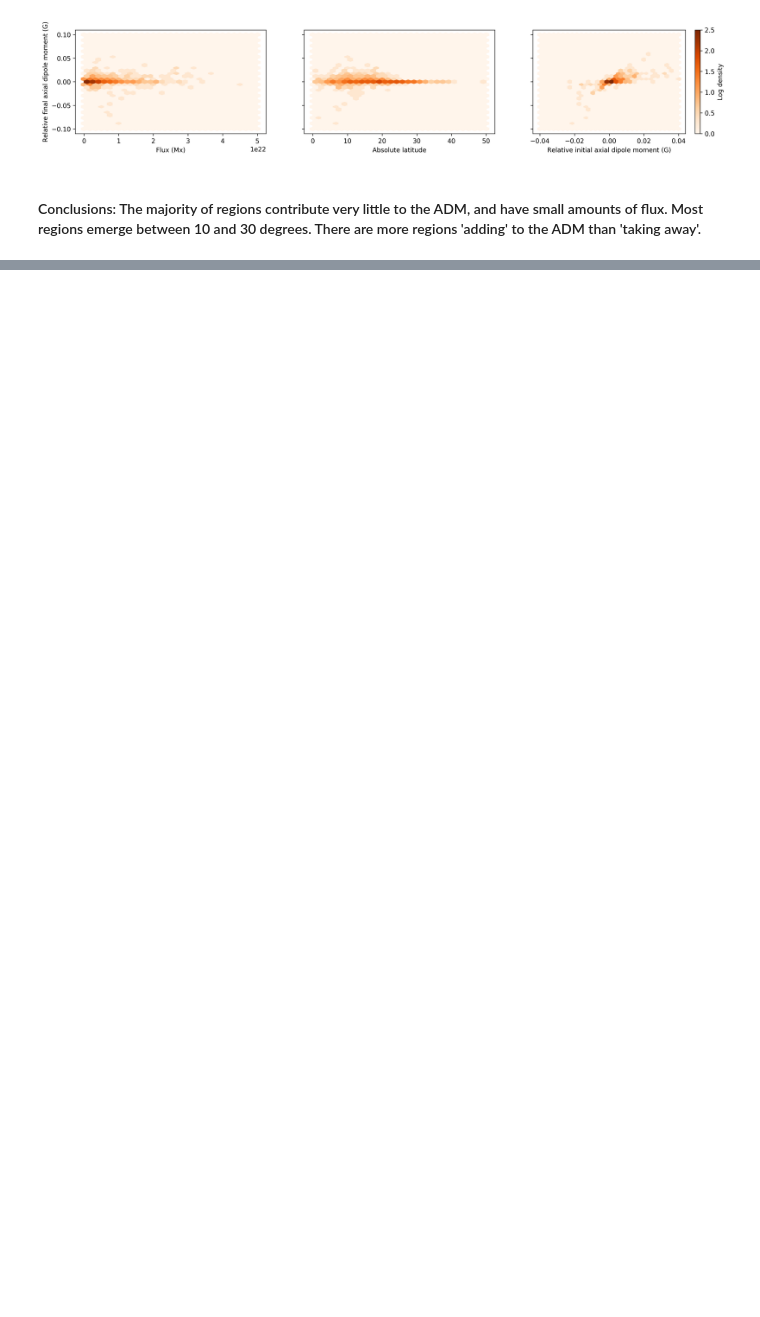
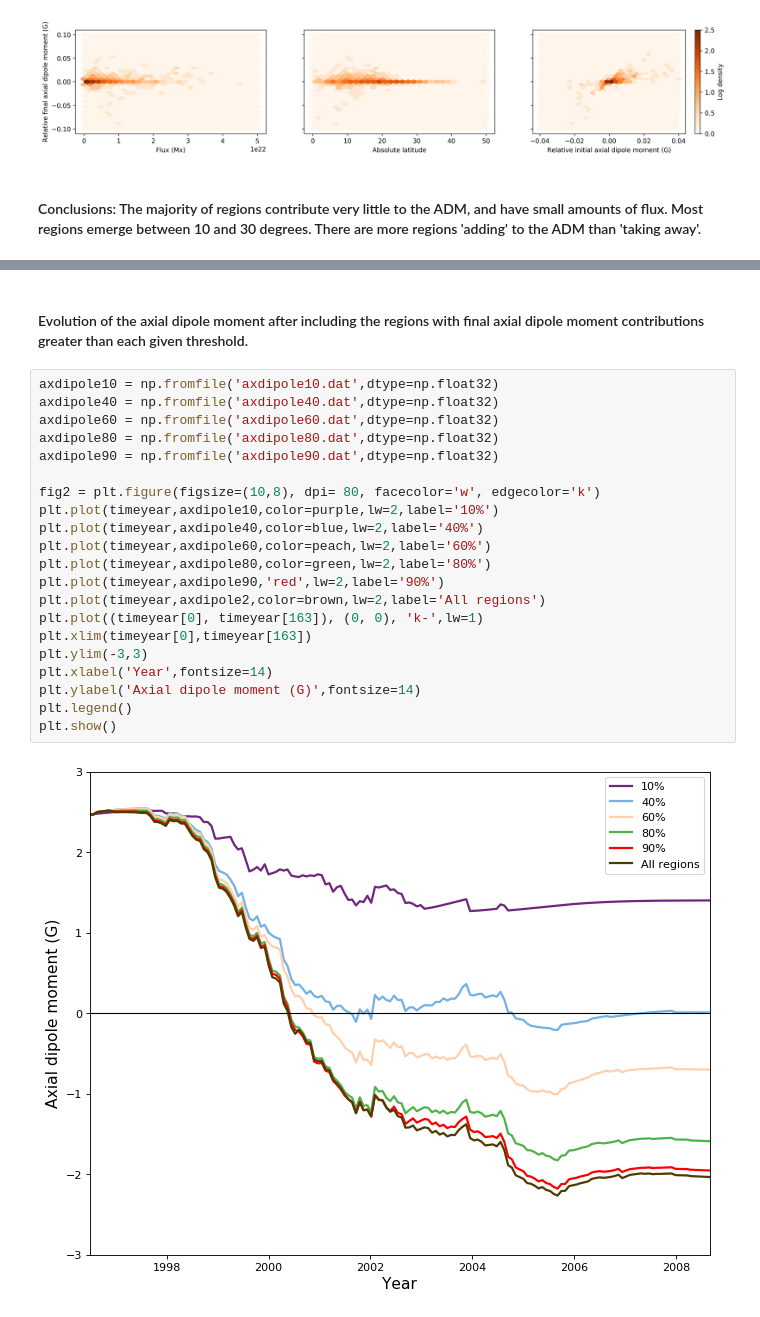
Before and after one commit to twhitbread/python-scatter, a Jupyter notebook: pythonscatter.ipynb, the cells around one changed output, grey strips where cells are left out. Drawn from its saved outputs; the diff is of its cells as text; blank space fills up the shorter version.

```diff
--- a/pythonscatter.ipynb
+++ b/pythonscatter.ipynb
@@ -631,0 +663,25 @@ plt.show()
+# %% [markdown]
+#### Evolution of the axial dipole moment after including the regions with final axial dipole moment contributions greater than each given threshold.
+# %%
+axdipole10 = np.fromfile('axdipole10.dat',dtype=np.float32)
+axdipole40 = np.fromfile('axdipole40.dat',dtype=np.float32)
+axdipole60 = np.fromfile('axdipole60.dat',dtype=np.float32)
+axdipole80 = np.fromfile('axdipole80.dat',dtype=np.float32)
+axdipole90 = np.fromfile('axdipole90.dat',dtype=np.float32)
+
+fig2 = plt.figure(figsize=(10,8), dpi= 80, facecolor='w', edgecolor='k')
+plt.plot(timeyear,axdipole10,color=purple,lw=2,label='10%')
+plt.plot(timeyear,axdipole40,color=blue,lw=2,label='40%')
+plt.plot(timeyear,axdipole60,color=peach,lw=2,label='60%')
+plt.plot(timeyear,axdipole80,color=green,lw=2,label='80%')
+plt.plot(timeyear,axdipole90,'red',lw=2,label='90%')
+plt.plot(timeyear,axdipole2,color=brown,lw=2,label='All regions')
+plt.plot((timeyear[0], timeyear[163]), (0, 0), 'k-',lw=1)
+plt.xlim(timeyear[0],timeyear[163])
+plt.ylim(-3,3)
+plt.xlabel('Year',fontsize=14)
+plt.ylabel('Axial dipole moment (G)',fontsize=14)
+plt.legend()
+plt.show()
+# %% [output]
+[figure, added]
```
Also changed, not shown: parts of 11 cells of this notebook, 15 other files.
